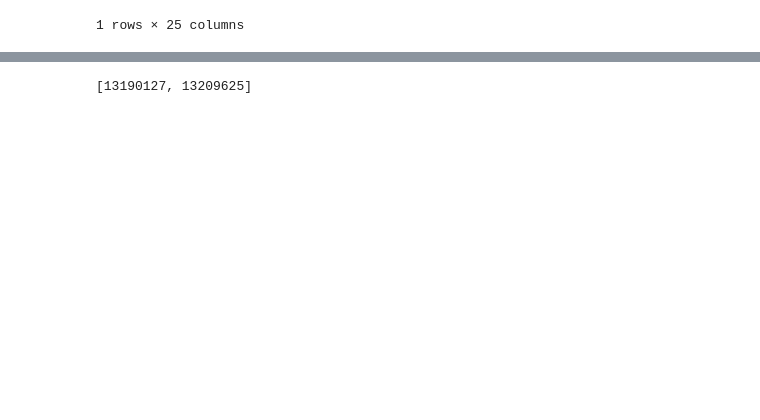
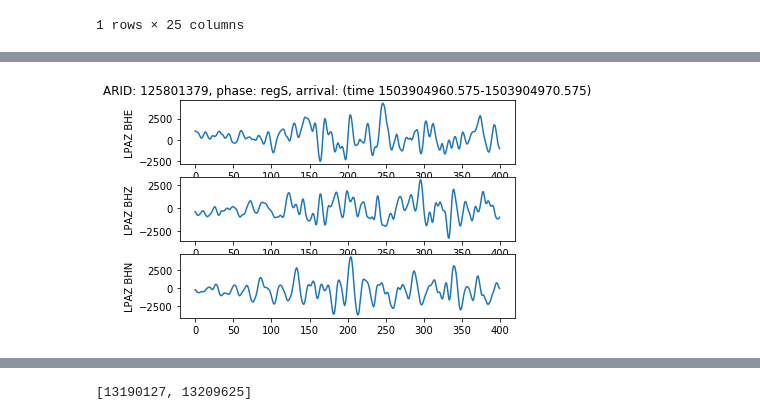
Before and after one commit to cahya-wirawan/phase-classification, a Jupyter notebook: waveforms.ipynb, the cells around one changed output, grey strips where cells are left out. Drawn from its saved outputs; the diff is of its cells as text; code cells hidden in the pictures; blank space fills up the shorter version.

```diff
--- a/waveforms.ipynb
+++ b/waveforms.ipynb
@@ -134 +164,5 @@ Fetched 3 waveforms
 [figure]
+# %%
+test_extraction(dff, dfwt, 125801379)
+# %% [output]
+[figure, added]
```
Also changed, not shown: parts of 28 cells of this notebook, 7 other files.
